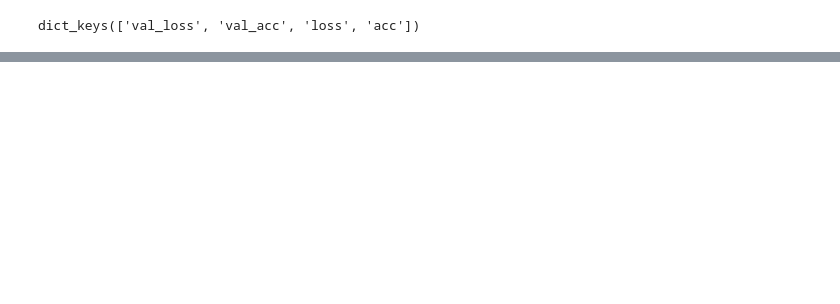
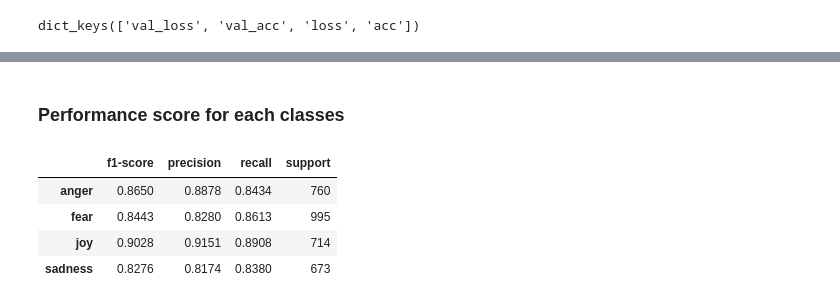
Before and after one commit to nakamura41/emotion_detection_notebooks, a Jupyter notebook: EmoInt_Sentiment_Analysis.ipynb, the cells around one changed output, grey strips where cells are left out. Drawn from its saved outputs; the diff is of its cells as text; code cells hidden in the pictures; blank space fills up the shorter version.

```diff
--- a/EmoInt_Sentiment_Analysis.ipynb
+++ b/EmoInt_Sentiment_Analysis.ipynb
@@ -337,0 +355,18 @@ test accuracy: 0.8555060471037556
+# %% [markdown]
+### Performance score for each classes
+# %%
+precision, recall, fscore, support = precision_recall_fscore_support(y_test_original, y_pred_original)
+score_dict = {
+  "precision": precision.round(4),
+  "recall": recall.round(4),
+  "f1-score": fscore.round(4),
+  "support": support.round(4)
+}
+score_df = pd.DataFrame(score_dict, index=labels)
+score_df
+# %% [output]
+|  | f1-score | precision | recall | support |
+| anger | 0.8650 | 0.8878 | 0.8434 | 760 |
+| fear | 0.8443 | 0.8280 | 0.8613 | 995 |
+| joy | 0.9028 | 0.9151 | 0.8908 | 714 |
+| sadness | 0.8276 | 0.8174 | 0.8380 | 673 |
```
Also changed, not shown: parts of 15 cells of this notebook.
